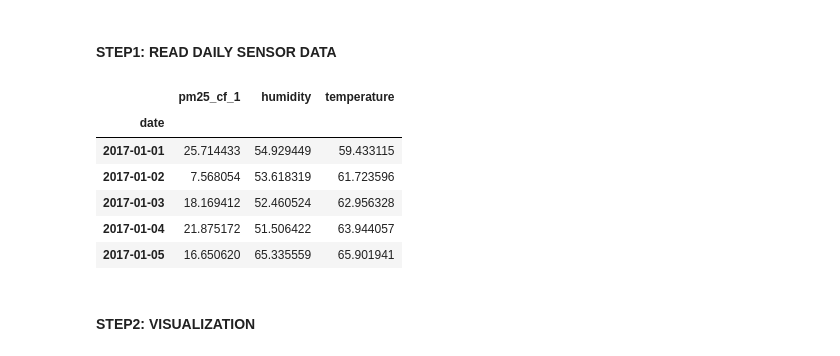
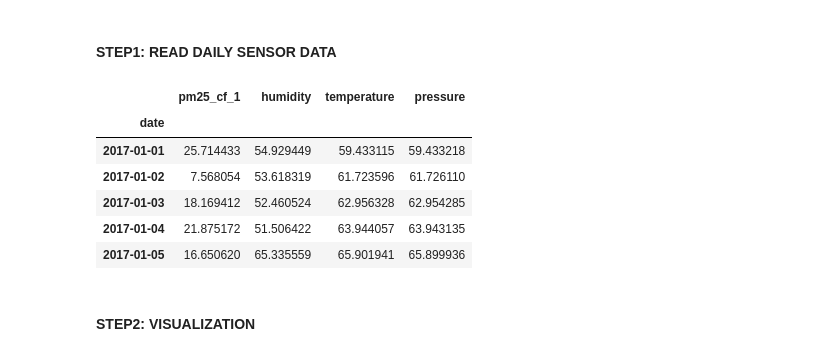
Before and after one commit to ibadet/PredictPM25, a Jupyter notebook: project_files/scripts/exploratory_data_analysis.ipynb, the cells around one changed output. Saved outputs shown, nothing was run; the diff lists cells and outputs as text; code cells hidden in the pictures.

Commit message:
data folder updated

```diff
--- a/project_files/scripts/exploratory_data_analysis.ipynb
+++ b/project_files/scripts/exploratory_data_analysis.ipynb
@@ -7,23 +7,23 @@ import matplotlib.dates as mdates
 # %% [markdown]
 #### STEP1: READ DAILY SENSOR DATA
 # %%
-df_la_daily= pd.read_csv("../processed_data/la_daily_2017_2023_clean.csv",parse_dates=["date"])
+df_la_daily= pd.read_csv("../data/la_daily_2017_2023.csv",parse_dates=["date"])
 df_la_daily.set_index("date",inplace=True)
 df_la_daily = df_la_daily.sort_index()
 df_la_daily.head()
 
 
 #df_la_daily = df.loc['2017':'2021']
 #df_la_daily_2023 = df.loc['2023']
 #df_la_daily_2023.shape
 # %% [output]
-|  | pm25_cf_1 | humidity | temperature |
-| date |  |  |  |
-| 2017-01-01 | 25.714433 | 54.929449 | 59.433115 |
-| 2017-01-02 | 7.568054 | 53.618319 | 61.723596 |
-| 2017-01-03 | 18.169412 | 52.460524 | 62.956328 |
-| 2017-01-04 | 21.875172 | 51.506422 | 63.944057 |
-| 2017-01-05 | 16.650620 | 65.335559 | 65.901941 |
+|  | pm25_cf_1 | humidity | temperature | pressure |
+| date |  |  |  |  |
+| 2017-01-01 | 25.714433 | 54.929449 | 59.433115 | 59.433218 |
+| 2017-01-02 | 7.568054 | 53.618319 | 61.723596 | 61.726110 |
+| 2017-01-03 | 18.169412 | 52.460524 | 62.956328 | 62.954285 |
+| 2017-01-04 | 21.875172 | 51.506422 | 63.944057 | 63.943135 |
+| 2017-01-05 | 16.650620 | 65.335559 | 65.901941 | 65.899936 |
 # %% [markdown]
 #### STEP2: VISUALIZATION
 # %% [markdown]
```
Also changed, not shown: 1 other file.
